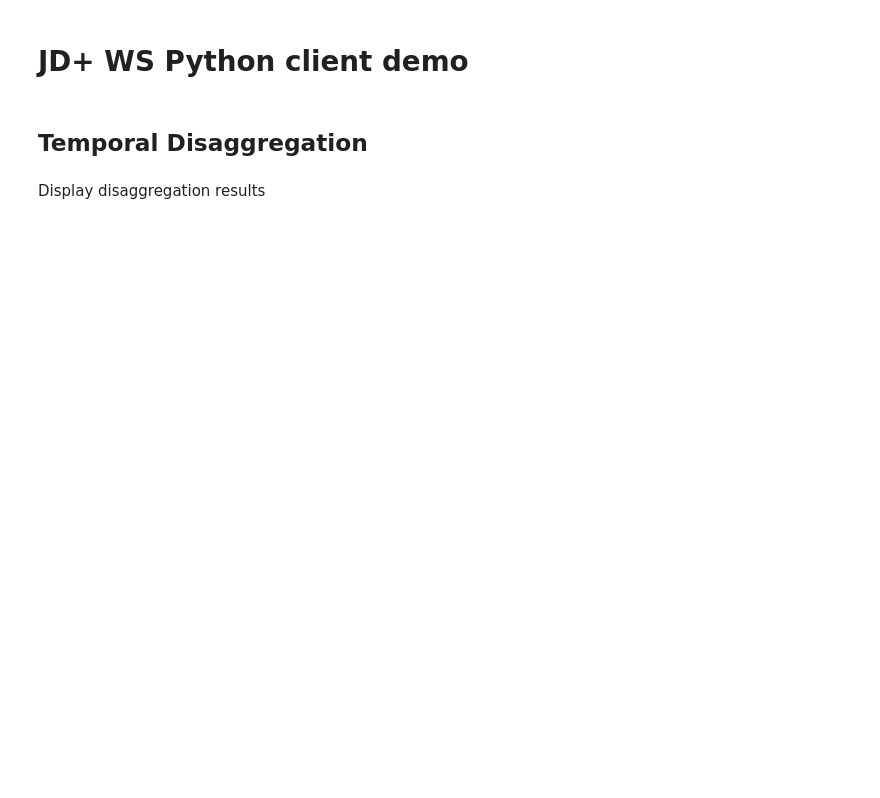
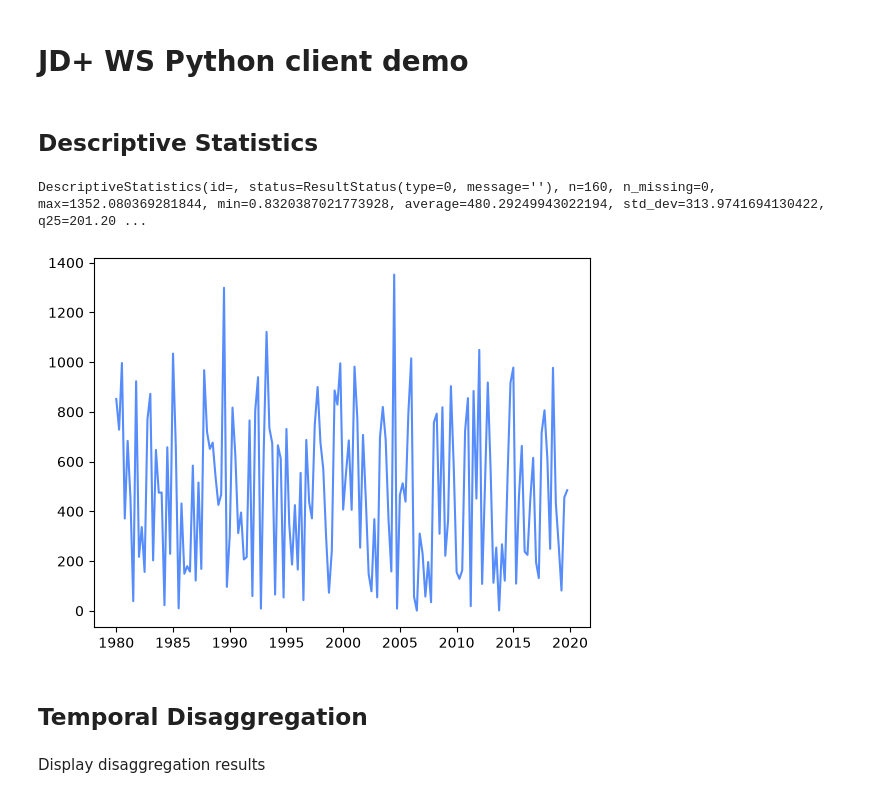
Before and after one commit to CyLuGh/jdplus-pycli, a Jupyter notebook: src/demo.ipynb, the cells around one changed output. Drawn from its saved outputs; the diff is of its cells as text; code cells hidden in the pictures; blank space fills up the shorter version.

```diff
--- a/src/demo.ipynb
+++ b/src/demo.ipynb
@@ -9,6 +9,17 @@ from datetime import date
 import matplotlib.pyplot as plt
 # %%
 communicationManager = CommunicationManager()
+# %% [markdown]
+## Descriptive Statistics
+# %%
+data_descriptive = generate_ts_data(1980, 0, Frequency.QUARTERLY, 160, True)
+plt.plot(*zip(*sorted(data_descriptive.get_date_values().items())), label="Original")
+
+descriptive_statistics = communicationManager.get_descriptive_statistics(data_descriptive)
+print(descriptive_statistics)
+# %% [output]
+DescriptiveStatistics(id=, status=ResultStatus(type=0, message=''), n=160, n_missing=0, max=1352.080369281844, min=0.8320387021773928, average=480.29249943022194, std_dev=313.9741694130422, q25=201.20 ...
+[figure, added]
 # %% [markdown]
 ## Temporal Disaggregation
 # %%
```
Also changed, not shown: parts of 2 cells of this notebook, 2 other files.
